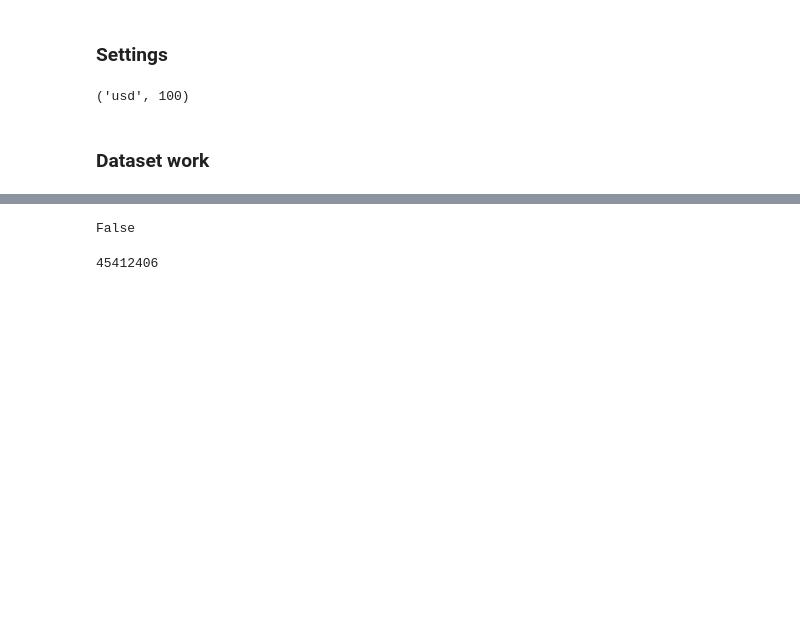
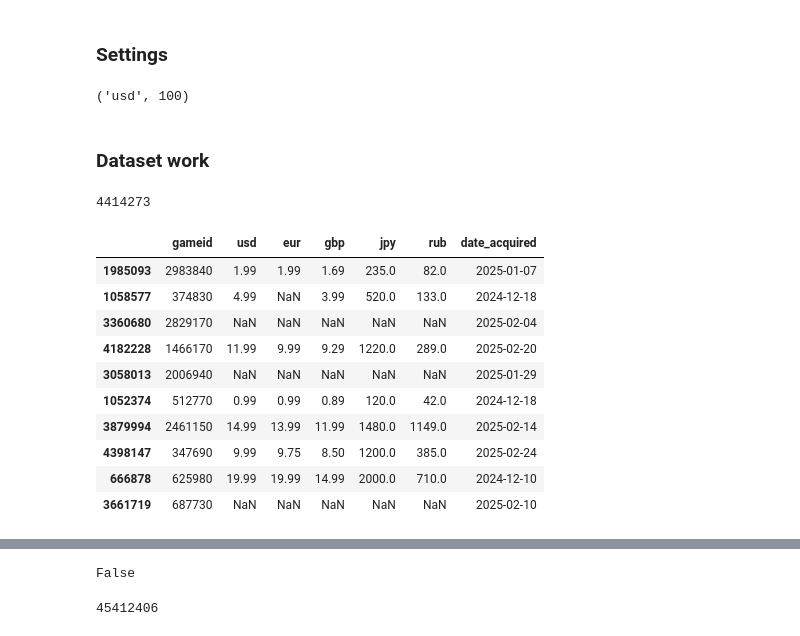
Before and after one commit to Dezzelshipc/CompMath2, a Jupyter notebook: project-1/project.ipynb, the cells around one changed output, grey strips where cells are left out. Cells and saved outputs as stored; diff of their text form; code cells hidden in the pictures; blank space fills up the shorter version.

```diff
--- a/project-1/project.ipynb
+++ b/project-1/project.ipynb
@@ -42,4 +42,20 @@ picked_cur, max_price
 # %%
 games = pd.read_csv("./dataset/games.csv")
 prices = pd.read_csv("./dataset/prices.csv")
+# %%
+print(len(prices))
+prices.sample(n=10)
+# %% [output]
+4414273
+|  | gameid | usd | eur | gbp | jpy | rub | date_acquired |
+| 1985093 | 2983840 | 1.99 | 1.99 | 1.69 | 235.0 | 82.0 | 2025-01-07 |
+| 1058577 | 374830 | 4.99 | NaN | 3.99 | 520.0 | 133.0 | 2024-12-18 |
+| 3360680 | 2829170 | NaN | NaN | NaN | NaN | NaN | 2025-02-04 |
+| 4182228 | 1466170 | 11.99 | 9.99 | 9.29 | 1220.0 | 289.0 | 2025-02-20 |
+| 3058013 | 2006940 | NaN | NaN | NaN | NaN | NaN | 2025-01-29 |
+| 1052374 | 512770 | 0.99 | 0.99 | 0.89 | 120.0 | 42.0 | 2024-12-18 |
+| 3879994 | 2461150 | 14.99 | 13.99 | 11.99 | 1480.0 | 1149.0 | 2025-02-14 |
+| 4398147 | 347690 | 9.99 | 9.75 | 8.50 | 1200.0 | 385.0 | 2025-02-24 |
+| 666878 | 625980 | 19.99 | 19.99 | 14.99 | 2000.0 | 710.0 | 2024-12-10 |
+| 3661719 | 687730 | NaN | NaN | NaN | NaN | NaN | 2025-02-10 |
 # %%
```
Also changed, not shown: parts of 6 cells of this notebook.
